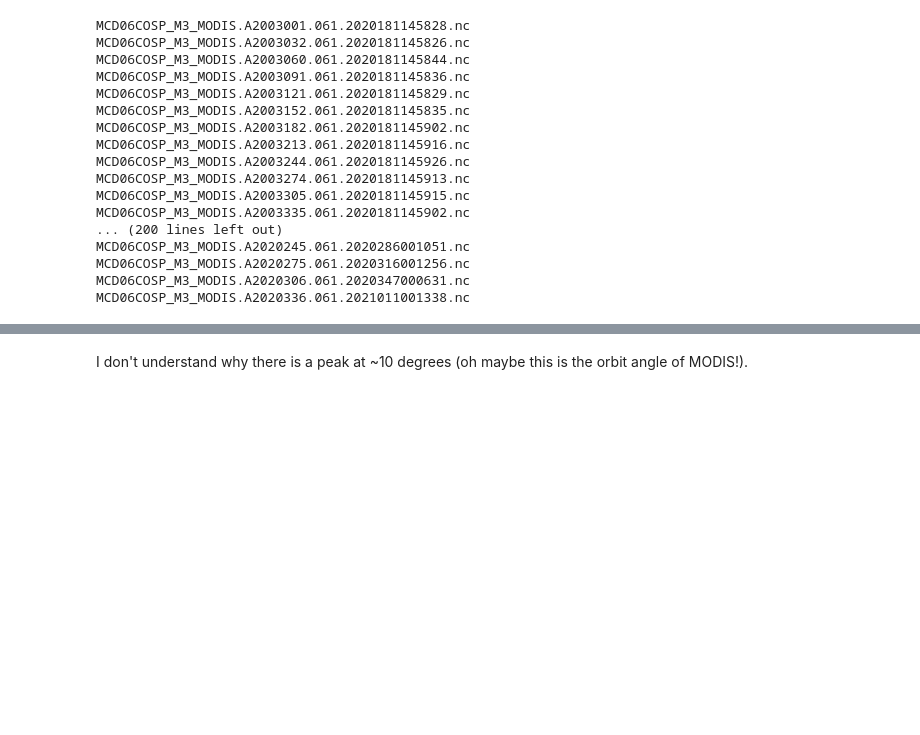
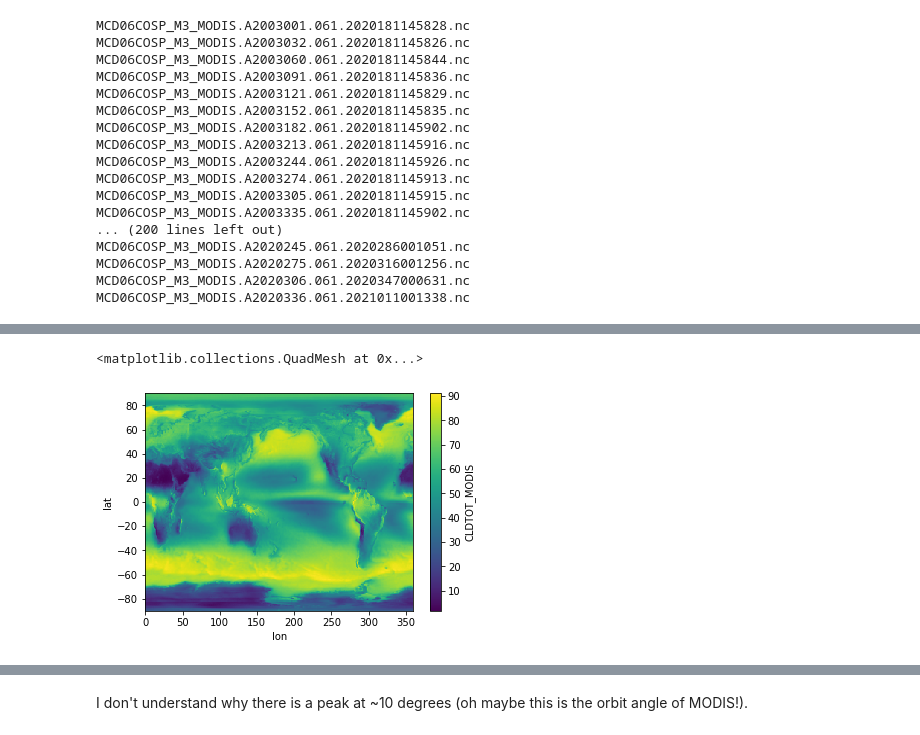
Before and after one commit to jshaw35/CESM2_analysis, a Jupyter notebook: CESM2_COSP/modis_proc_new.ipynb, the cells around one changed output, grey strips where cells are left out. Cells and saved outputs as stored; diff of their text form; code cells hidden in the pictures; blank space fills up the shorter version.

```diff
--- a/CESM2_COSP/modis_proc_new.ipynb
+++ b/CESM2_COSP/modis_proc_new.ipynb
@@ -165,3 +184,5 @@ modis_files.sort()
 
 # files = os.listdir(chey_modis_dir)
 # modis_files = [i for i in files if 'MCD06COSP_M3_MODIS.A' in i] # not u
+# %%
+modis_out_dir = '/glade/u/home/jonahshaw/w/obs/MODIS/nonPCL_histograms/'
@@ -168,10 +196,7 @@ modis_files.sort()
 # %%
-modis_out_dir = '/glade/u/home/jonahshaw/w/obs/MODIS/processed_histograms'
-
-for i in modis_files:
-#     add_time_coord(i,test)
-    print(i)
-    proc_MCD06COSP_M3_MODIS(i,chey_modis_dir,modis_out_dir,test=False)
+# for i in modis_files:
+#     print(i)
+#     proc_MCD06COSP_M3_MODIS(i,chey_modis_dir,modis_out_dir,test=False)
 # %% [output]
 MCD06COSP_M3_MODIS.A2003001.061.2020181145828.nc
 MCD06COSP_M3_MODIS.A2003032.061.2020181145826.nc
@@ -391,0 +288,7 @@ cotpcl_counts = cotpcl_climo['JHisto_vs_Cloud_Top_Pressure'].sum(dim=['jhisto_cl
+# %%
+new_cldtot_tavg = 100*seg['CLDTOT_MODIS'].where(seg['cloud_mask']).mean('time')
+# %%
+new_cldtot_tavg.plot()
+# %% [output]
+<matplotlib.collections.QuadMesh at 0x...>
+[figure, added]
```
Also changed, not shown: parts of 73 cells of this notebook.
